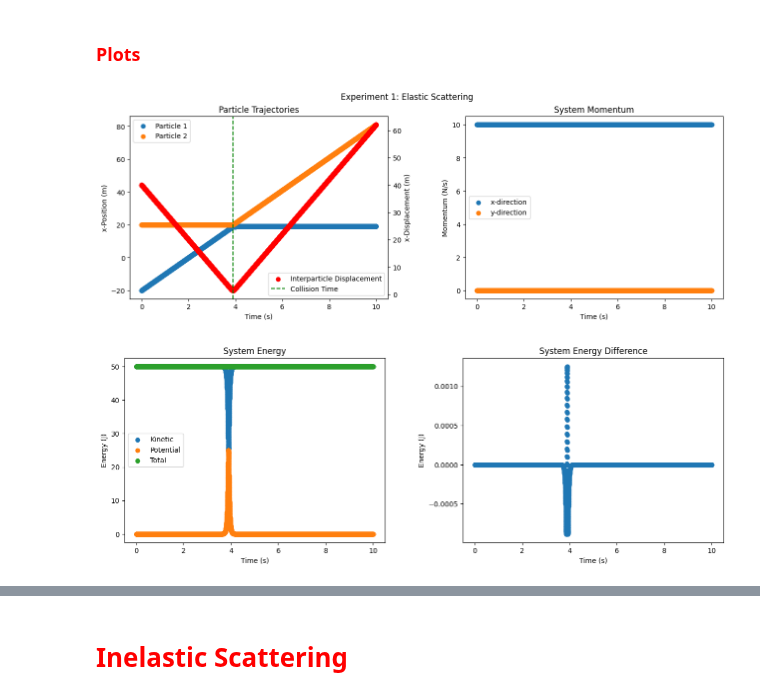
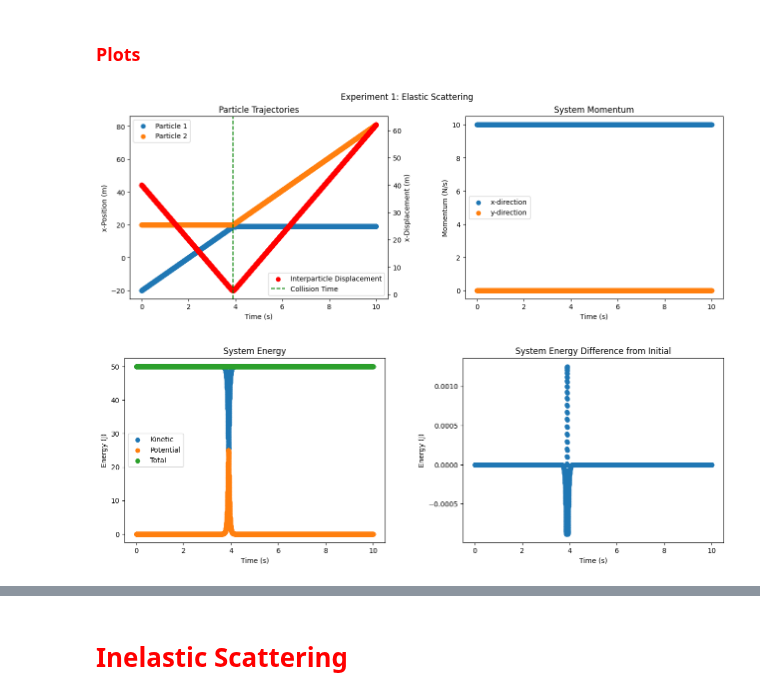
Before and after one commit to CalebAnderson22/PHY122, a Jupyter notebook: L7_Anderson.ipynb, the cells around one changed output, grey strips where cells are left out. Drawn from its saved outputs; the diff is of its cells as text; code cells hidden in the pictures.

```diff
--- a/L7_Anderson.ipynb
+++ b/L7_Anderson.ipynb
@@ -192,33 +192,33 @@ R_tx=-(R_tix[:, 0, 0]-R_tix[:, 1, 0])
 ax2.scatter(T, R_tx, color='red', label='Interparticle Displacement')
 ax2.axvline(x=(np.where(R_tx==np.min(R_tx))[0]*Δt), linestyle='dashed', color='green', label='Collision Time')
 ax2.set(ylabel='x-Displacement (m)')
 ax2.legend(loc="lower right")
 
 p_tx = np.sum(p_tix, axis=1)
 ax3.scatter(T, p_tx[:,0], label="x-direction")
 ax3.scatter(T, p_tx[:,1], label="y-direction")
 ax3.set_title("System Momentum")
 ax3.set(xlabel='Time (s)', ylabel='Momentum (N/s)')
 ax3.legend(loc='center left')
 
 fig1.show()
 
 fig2, (ax4, ax5) = plt.subplots(1, 2)
 fig2.subplots_adjust(hspace=0.25, wspace=0.3, right=2)
 
 ax4.scatter(T, K, label="Kinetic")
 ax4.scatter(T, U, label="Potential")
 ax4.scatter(T, K+U, label="Total")
 ax4.set_title("System Energy")
 ax4.set(xlabel='Time (s)', ylabel='Energy (J)')
 ax4.legend(loc="center left")
 
 ax5.scatter(T, (K+U) - (K+U)[0])
-ax5.set_title("System Energy Difference")
+ax5.set_title("System Energy Difference from Initial")
 ax5.set(xlabel='Time (s)', ylabel='Energy (J)')
 
 fig2.show()
 # %% [output]
 [figure]
-[figure, old version]
+[figure, new version]
 # %% [markdown]
```
Also changed, not shown: parts of 8 cells of this notebook.
